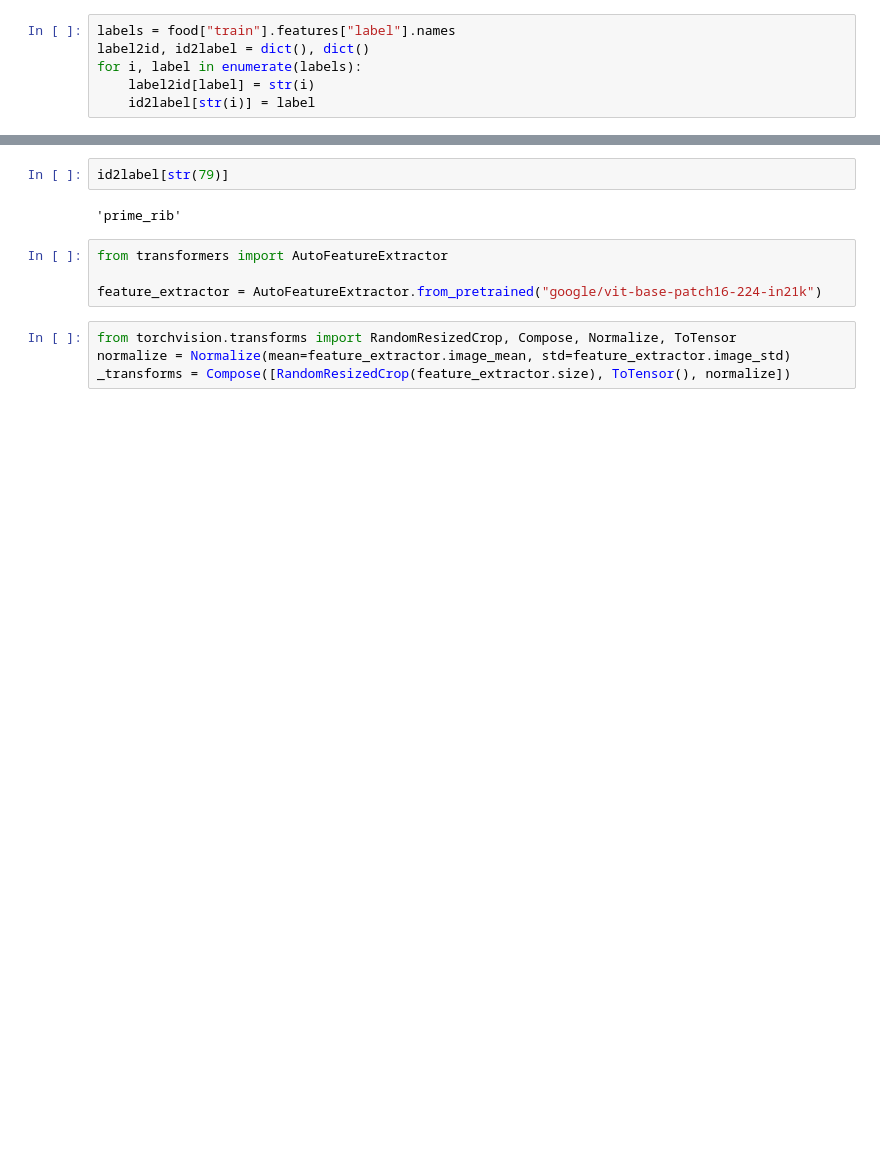
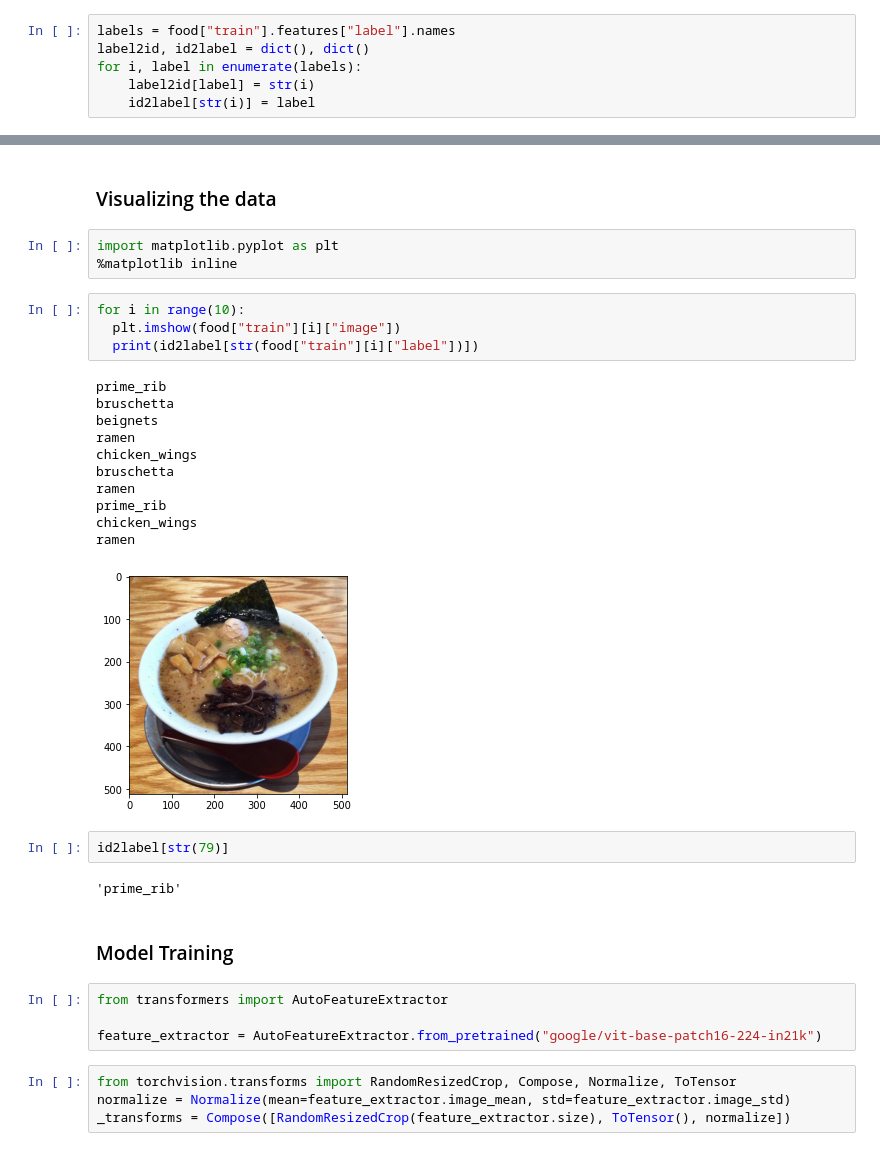
Before and after one commit to MUbarak123-56/cnn-vs-vit, a Jupyter notebook: ViT_food.ipynb, the cells around one changed output, grey strips where cells are left out. Saved outputs shown, nothing was run; the diff lists cells and outputs as text; blank space fills up the shorter version.

```diff
--- a/ViT_food.ipynb
+++ b/ViT_food.ipynb
@@ -42,7 +72,30 @@ for i, label in enumerate(labels):
+# %% [markdown]
+### Visualizing the data
+# %%
+import matplotlib.pyplot as plt
+%matplotlib inline
+# %%
+for i in range(10):
+  plt.imshow(food["train"][i]["image"])
+  print(id2label[str(food["train"][i]["label"])])
+# %% [output]
+prime_rib
+bruschetta
+beignets
+ramen
+chicken_wings
+bruschetta
+ramen
+prime_rib
+chicken_wings
+ramen
+[figure, added]
 # %%
 id2label[str(79)]
 # %% [output]
 'prime_rib'
+# %% [markdown]
+### Model Training
 # %%
 from transformers import AutoFeatureExtractor
 
```
Also changed, not shown: parts of 11 cells of this notebook.
